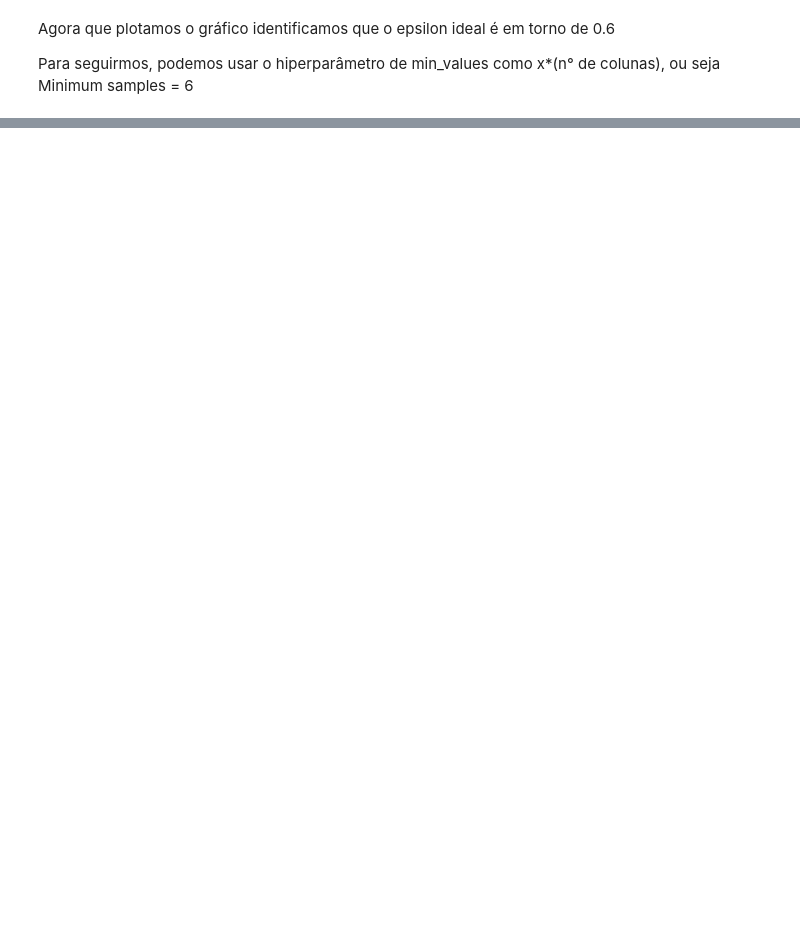
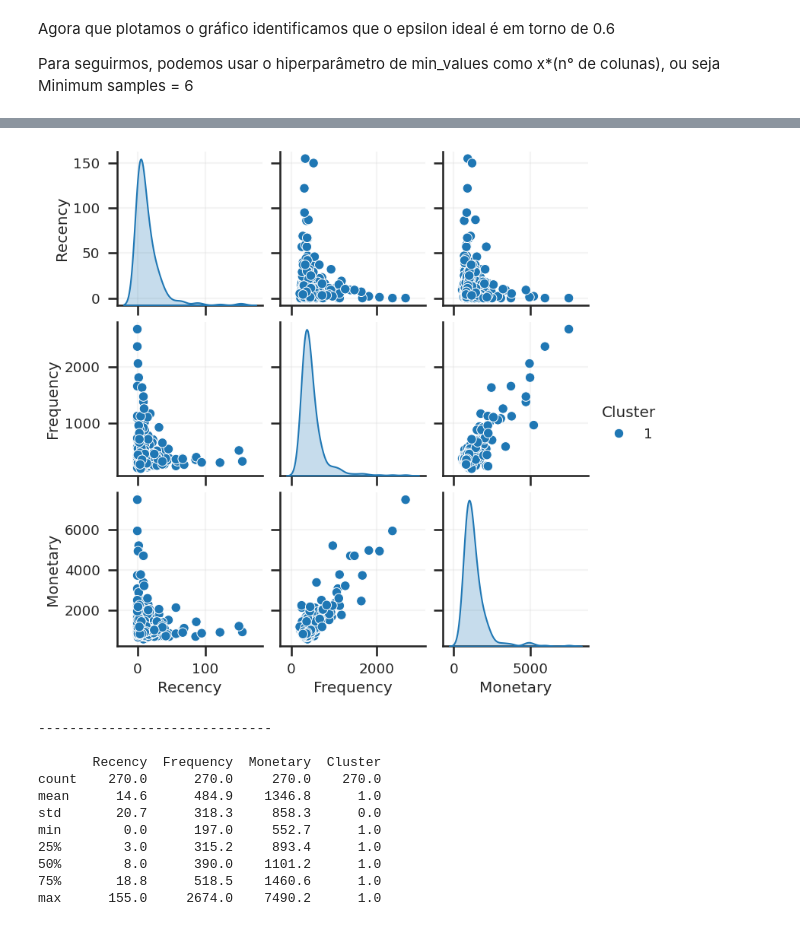
Before and after one commit to JoseVTavares/Ecommerce-RFV-Clustering, a Jupyter notebook: Customer_RFV_and_Clustering_Analysis.ipynb, the cells around one changed output, grey strips where cells are left out. Cells and saved outputs as stored; diff of their text form; code cells hidden in the pictures; blank space fills up the shorter version.

```diff
--- a/Customer_RFV_and_Clustering_Analysis.ipynb
+++ b/Customer_RFV_and_Clustering_Analysis.ipynb
@@ -1233,0 +1314,23 @@ Enquanto que o DBscan retorna entre 2 e 3 clusters, dependendo do epsilon usado.
+# %%
+# Agora vamos ver como fica o pairplot se observarmos apenas o Cluster 1
+
+# Visualizamos o output
+fig = sns.pairplot(rfm_table_with_cluster[rfm_table_with_cluster['Cluster']==1], hue='Cluster')
+plt.show()
+print('')
+print('-'*30)
+print('')
+print(rfm_table_with_cluster[rfm_table_with_cluster['Cluster']==1].describe().round(1))
+# %% [output]
+[figure, added]
+------------------------------
+
+       Recency  Frequency  Monetary  Cluster
+count    270.0      270.0     270.0    270.0
+mean      14.6      484.9    1346.8      1.0
+std       20.7      318.3     858.3      0.0
+min        0.0      197.0     552.7      1.0
+25%        3.0      315.2     893.4      1.0
+50%        8.0      390.0    1101.2      1.0
+75%       18.8      518.5    1460.6      1.0
+max      155.0     2674.0    7490.2      1.0
```
Also changed, not shown: parts of 21 cells of this notebook.
